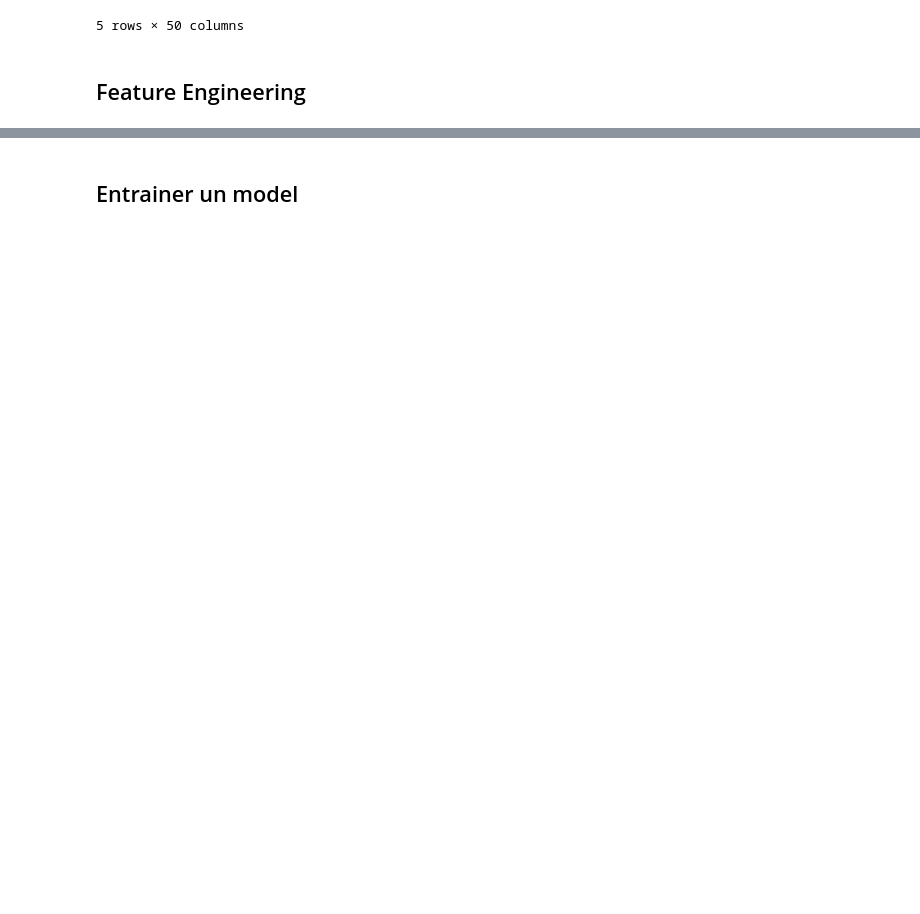
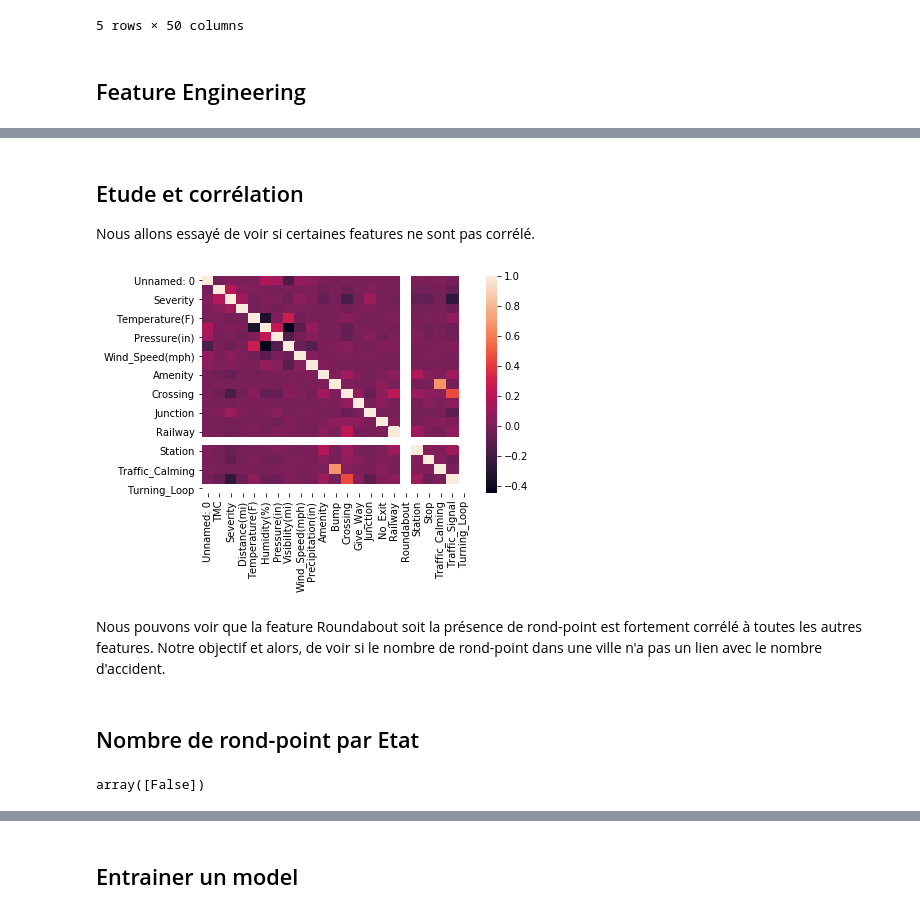
Before and after one commit to alphab2000x/python, a Jupyter notebook: Master2/Projet5/US_Accident.ipynb, the cells around one changed output, grey strips where cells are left out. Saved outputs shown, nothing was run; the diff lists cells and outputs as text; code cells hidden in the pictures; blank space fills up the shorter version.

Commit message:
Ajout de contenu et listes des colonnes

```diff
--- a/Master2/Projet5/US_Accident.ipynb
+++ b/Master2/Projet5/US_Accident.ipynb
@@ -100,12 +106,11 @@ accident.head()
 # %%
-# On supprime les colonnes qui nous intéresse pas
+# On supprime les colonnes qui nous intéressent pas
 
 accident = accident.drop(['ID'],axis=1)
 accident = accident.drop(['Start_Lat'],axis=1)
 accident = accident.drop(['Start_Lng'],axis=1)
 accident = accident.drop(['End_Lat'],axis=1)
 accident = accident.drop(['End_Lng'],axis=1)
-accident = accident.drop(['Distance(mi)'],axis=1)
 accident = accident.drop(['Description'],axis=1)
 accident = accident.drop(['Number'],axis=1)
 accident = accident.drop(['Street'],axis=1)
@@ -239,0 +250,16 @@ X.shape, Y.shape
+# %% [markdown]
+## Etude et corrélation
+
+Nous allons essayé de voir si certaines features ne sont pas corrélé.
+# %%
+corr = sns.heatmap(accident.corr())
+# %% [output]
+[figure, added]
+# %% [markdown]
+Nous pouvons voir que la feature Roundabout soit la présence de rond-point est fortement corrélé à toutes les autres features. Notre objectif et alors, de voir si le nombre de rond-point dans une ville n'a pas un lien avec le nombre d'accident.
+# %% [markdown]
+## Nombre de rond-point par Etat
+# %%
+accident.Roundabout.unique()
+# %% [output]
+array([False])
```
Also changed, not shown: parts of 56 cells of this notebook, 3 other files.
